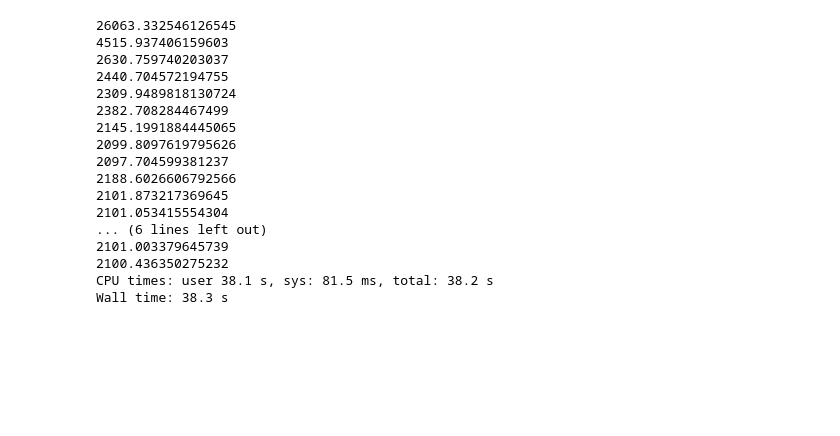
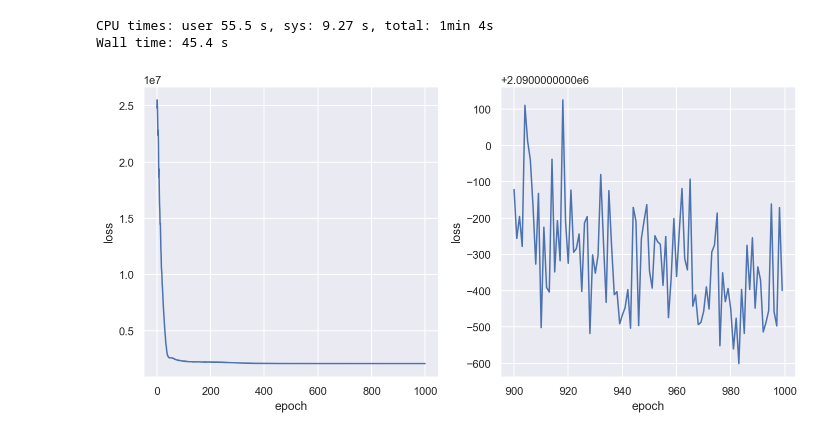
Before and after one commit to AurelienNioche/ActiveTeachingCollaborative, a Jupyter notebook: norm-flow/toy-example-alternative.ipynb, the cells around one changed output. Cells and saved outputs as stored; diff of their text form; code cells hidden in the pictures; blank space fills up the shorter version.

```diff
--- a/norm-flow/toy-example-alternative.ipynb
+++ b/norm-flow/toy-example-alternative.ipynb
@@ -136,24 +153,25 @@ x = np.random.normal(loc=5, scale=2, size=1000)
 # %%
 %%time
-flow = NormalizingFlow(dim=2, flow_length=16)
-shape = (1, 2)
-train_flow(torch.from_numpy(x), flow, shape, epochs=5000)
+flow, hist_loss = train_flow(torch.from_numpy(x), flow, n_sample=1000, epochs=1000)
 # %% [output]
-26063.332546126545
-4515.937406159603
-2630.759740203037
-2440.704572194755
-2309.9489818130724
-2382.708284467499
-2145.1991884445065
-2099.8097619795626
-2097.704599381237
-2188.6026606792566
-2101.873217369645
-2101.053415554304
-... (6 lines left out)
-2101.003379645739
-2100.436350275232
-CPU times: user 38.1 s, sys: 81.5 ms, total: 38.2 s
-Wall time: 38.3 s
+CPU times: user 55.5 s, sys: 9.27 s, total: 1min 4s
+Wall time: 45.4 s
+# %%
+def plot_loss(hist_loss, zoom_start=1000):
+    fig, axes = plt.subplots(ncols=2, figsize=(10, 5))
+    ax = axes[0]
+    ax.plot(hist_loss)
+    ax.set_xlabel("epoch")
+    ax.set_ylabel("loss")
+
+    ax = axes[1]
+    ax.plot(np.arange(len(hist_loss))[-zoom_start:], hist_loss[-zoom_start:])
+    ax.set_xlabel("epoch")
+    ax.set_ylabel("loss")
+
+    fig.tight_layout();
+# %%
+plot_loss(hist_loss, zoom_start=100)
+# %% [output]
+[figure, added]
 # %%
```
Also changed, not shown: parts of 15 cells of this notebook, 6 other files.
